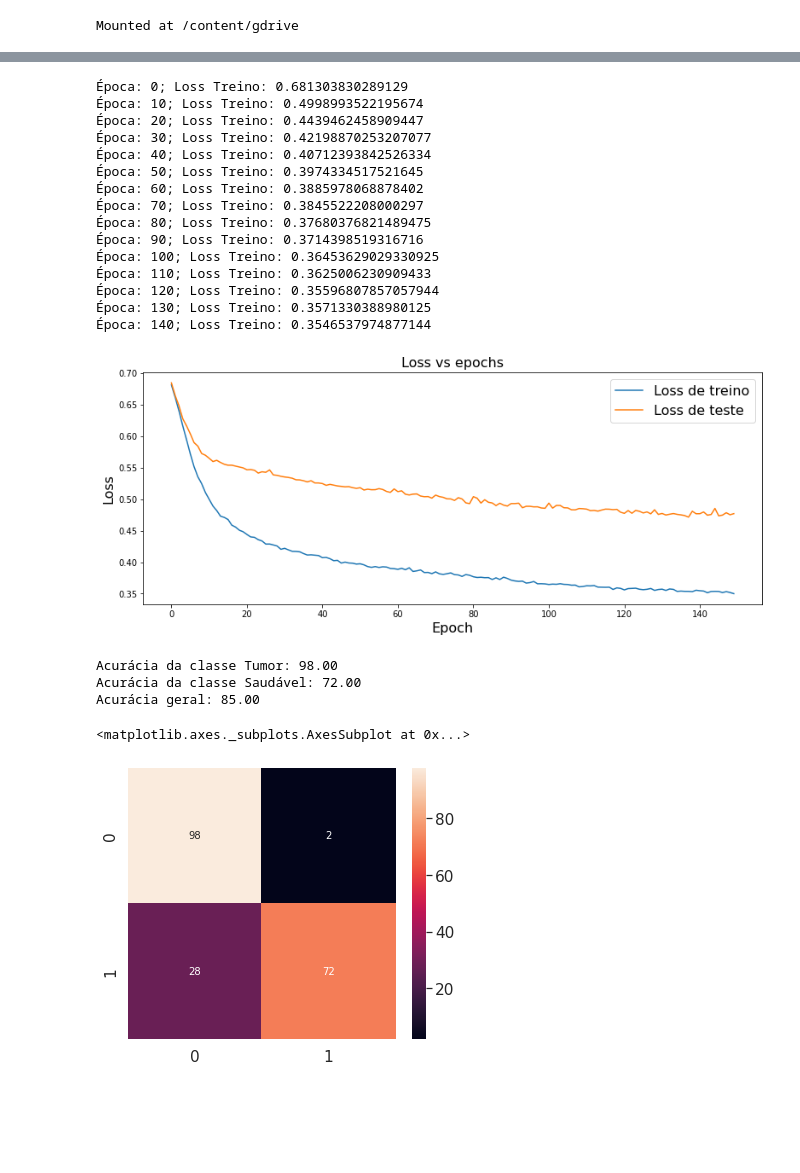
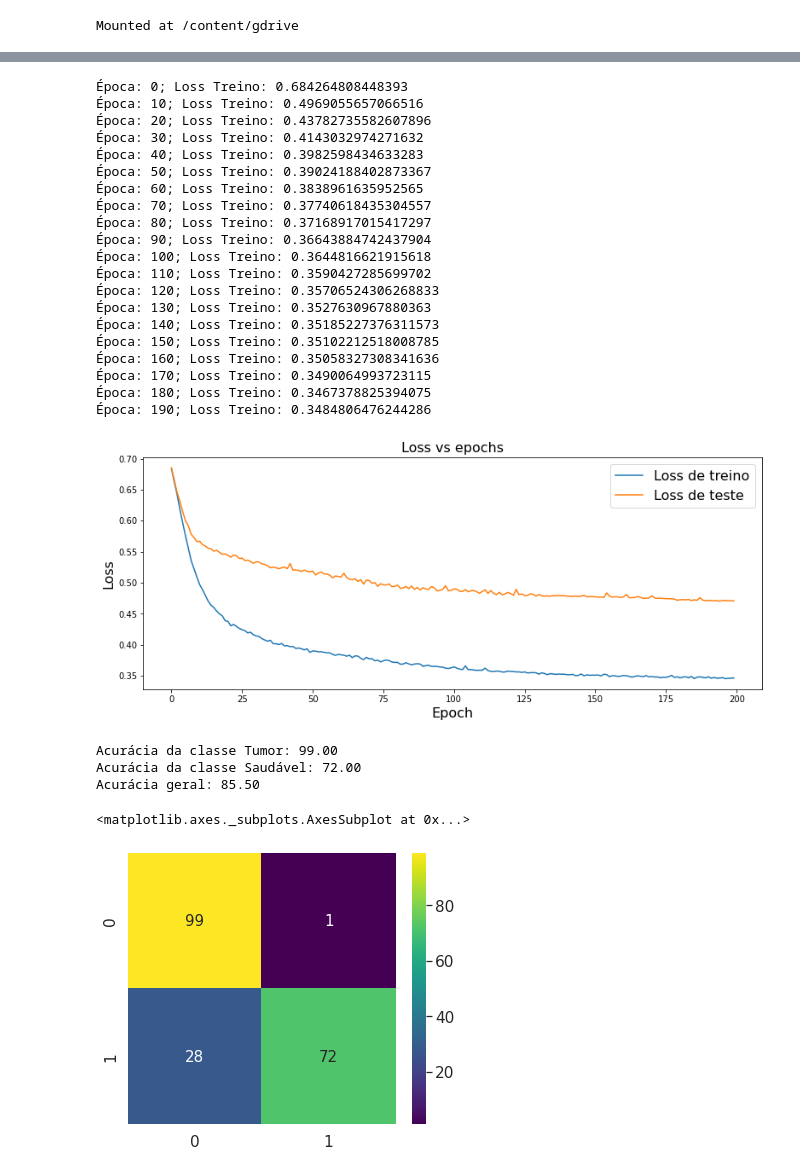
Before and after one commit to wander-asb/MRI_CLASSIFICATION, a Jupyter notebook: BrainTumorBinary.ipynb, the cells around one changed output, grey strips where cells are left out. Drawn from its saved outputs; the diff is of its cells as text; code cells hidden in the pictures; blank space fills up the shorter version.

```diff
--- a/BrainTumorBinary.ipynb
+++ b/BrainTumorBinary.ipynb
@@ -27,14 +27,12 @@ Mounted at /content/gdrive
 # %%
 from torchvision.transforms.transforms import RandomHorizontalFlip
 batch_size = 12
-epochs = 150
+epochs = 200
 categorias = ['Tumor','Saudável']
 
 transform_train = T.Compose(
     [
      T.Resize([128,128]),
-     #T.RandomHorizontalFlip(),
-     #T.RandomRotation(degrees=0.45),
      T.ToTensor(),
     ]
 )
@@ -213,21 +211,26 @@ for i in range(epochs):
   loss_val = validacao(model, loader_teste, criterion)
   losses_teste.append(loss_val)
 # %% [output]
-Época: 0; Loss Treino: 0.681303830289129
-Época: 10; Loss Treino: 0.4998993522195674
-Época: 20; Loss Treino: 0.4439462458909447
-Época: 30; Loss Treino: 0.42198870253207077
-Época: 40; Loss Treino: 0.40712393842526334
-Época: 50; Loss Treino: 0.3974334517521645
-Época: 60; Loss Treino: 0.3885978068878402
-Época: 70; Loss Treino: 0.3845522208000297
-Época: 80; Loss Treino: 0.37680376821489475
-Época: 90; Loss Treino: 0.3714398519316716
-Época: 100; Loss Treino: 0.36453629029330925
-Época: 110; Loss Treino: 0.3625006230909433
-Época: 120; Loss Treino: 0.35596807857057944
-Época: 130; Loss Treino: 0.3571330388980125
-Época: 140; Loss Treino: 0.3546537974877144
+Época: 0; Loss Treino: 0.684264808448393
+Época: 10; Loss Treino: 0.4969055657066516
+Época: 20; Loss Treino: 0.43782735582607896
+Época: 30; Loss Treino: 0.4143032974271632
+Época: 40; Loss Treino: 0.3982598434633283
+Época: 50; Loss Treino: 0.39024188402873367
+Época: 60; Loss Treino: 0.3838961635952565
+Época: 70; Loss Treino: 0.37740618435304557
+Época: 80; Loss Treino: 0.37168917015417297
+Época: 90; Loss Treino: 0.36643884742437904
+Época: 100; Loss Treino: 0.3644816621915618
+Época: 110; Loss Treino: 0.3590427285699702
+Época: 120; Loss Treino: 0.35706524306268833
+Época: 130; Loss Treino: 0.3527630967880363
+Época: 140; Loss Treino: 0.35185227376311573
+Época: 150; Loss Treino: 0.35102212518008785
+Época: 160; Loss Treino: 0.35058327308341636
+Época: 170; Loss Treino: 0.3490064993723115
+Época: 180; Loss Treino: 0.3467378825394075
+Época: 190; Loss Treino: 0.3484806476244286
 # %%
 def plot_loss(losses):
   fig = plt.figure(figsize=(13,5))
@@ -303,18 +306,18 @@ grafico_de_loss = {'Loss de treino':losses_treino,
                   'Loss de teste':losses_teste}
 plot_loss(grafico_de_loss)
 # %% [output]
-[figure, old version]
+[figure, new version]
 # %%
 matriz = evaluate_accuracy(model, loader_teste, categorias)
 # %% [output]
-Acurácia da classe Tumor: 98.00
+Acurácia da classe Tumor: 99.00
 Acurácia da classe Saudável: 72.00
-Acurácia geral: 85.00
+Acurácia geral: 85.50
 # %%
 plt.figure(figsize=(6, 5))
 sns.set(font_scale=1.4)
 sns.heatmap(matriz.tolist(),
-           annot=True, annot_kws={"size": 10}, fmt='d')
+           annot=True, annot_kws={"size": 15}, fmt='d', cmap='viridis')
 # %% [output]
 <matplotlib.axes._subplots.AxesSubplot at 0x...>
-[figure, old version]
+[figure, new version]
```
